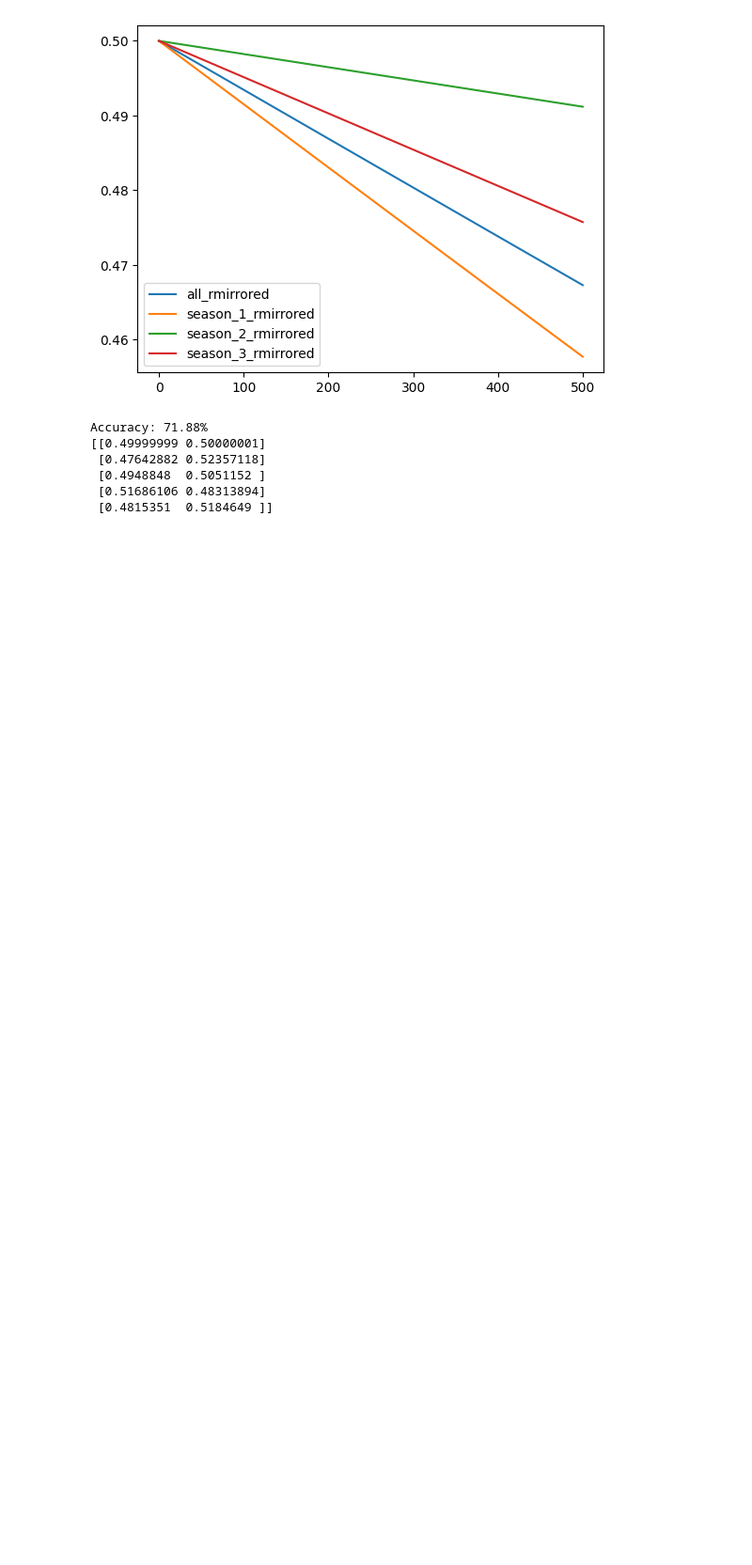
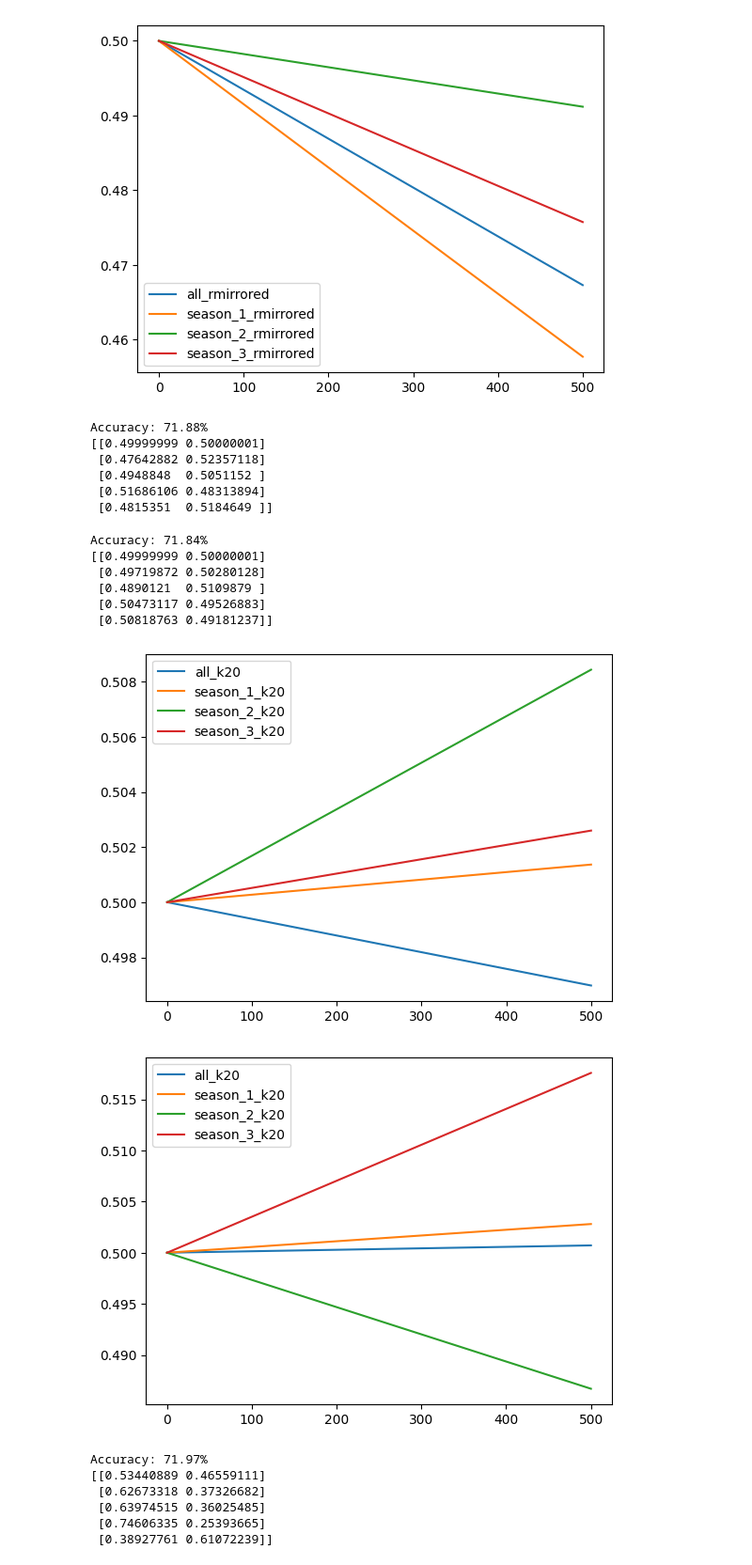
Before and after one commit to L1ghtBeam/cs5-final-project, a Jupyter notebook: ml-analysis.ipynb, the cells around one changed output. Shown at 94% size. Saved outputs shown, nothing was run; the diff lists cells and outputs as text; code cells hidden in the pictures; blank space fills up the shorter version.

Commit message:
add logistic regression to ml-analysis

```diff
--- a/ml-analysis.ipynb
+++ b/ml-analysis.ipynb
@@ -277,3 +277,57 @@ Accuracy: 71.88%
  [0.4948848  0.5051152 ]
  [0.51686106 0.48313894]
  [0.4815351  0.5184649 ]]
+# %%
+X, y = get_batch('all_k20')
+clf = LogisticRegression(solver='liblinear', max_iter=1000, penalty='l2').fit(X, y)
+
+print(f"Accuracy: {clf.score(X, y):.2%}")
+
+print(clf.predict_proba([[2000,1500,1500,1500,2000,1500,1500,1500],
+                         [1500,2000,1500,1500,2000,1500,1500,1500],
+                         [1500,1500,2000,1500,2000,1500,1500,1500],
+                         [1500,1500,1500,2000,2000,1500,1500,1500],
+                         [1500,2000,1500,1500,1500,1500,2000,1500]]))
+# %% [output]
+Accuracy: 71.84%
+[[0.49999999 0.50000001]
+ [0.49719872 0.50280128]
+ [0.4890121  0.5109879 ]
+ [0.50473117 0.49526883]
+ [0.50818763 0.49181237]]
+# %%
+def team_with_dead_weight(x):
+    r = x/3
+    return [1500-x,1500+r,1500+r,1500+r] + [1500] * 4
+
+def team_with_dead_weight_2(x):
+    r = x/3
+    return [1500+r,1500-x,1500+r,1500+r] + [1500] * 4
+
+gen_graphs(np.linspace(0, 500, 100), team_with_dead_weight,
+            ['all_k20', 'season_1_k20', 'season_2_k20',
+            'season_3_k20'])
+gen_graphs(np.linspace(0, 500, 100), team_with_dead_weight_2,
+            ['all_k20', 'season_1_k20', 'season_2_k20',
+            'season_3_k20'])
+# %% [output]
+[figure, added]
+[figure, added]
+# %%
+X, y = get_batch('all_sorted')
+clf = LogisticRegression(solver='liblinear', max_iter=1000, penalty='l2').fit(X, y)
+
+print(f"Accuracy: {clf.score(X, y):.2%}")
+
+print(clf.predict_proba([[2000,1500,1500,1500,2000,1500,1500,1500],
+                         [1500,2000,1500,1500,2000,1500,1500,1500],
+                         [1500,1500,2000,1500,2000,1500,1500,1500],
+                         [1500,1500,1500,2000,2000,1500,1500,1500],
+                         [1500,2000,1500,1500,1500,1500,2000,1500]]))
+# %% [output]
+Accuracy: 71.97%
+[[0.53440889 0.46559111]
+ [0.62673318 0.37326682]
+ [0.63974515 0.36025485]
+ [0.74606335 0.25393665]
+ [0.38927761 0.61072239]]
```
Also changed, not shown: parts of 16 cells of this notebook, 1 other file.
